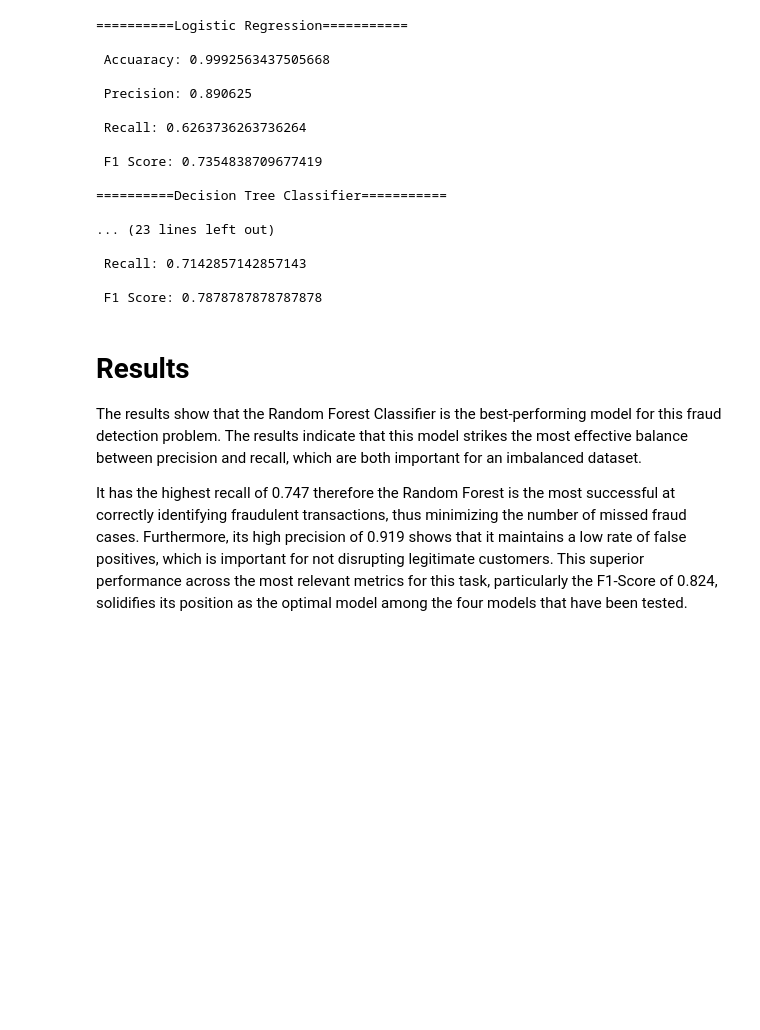
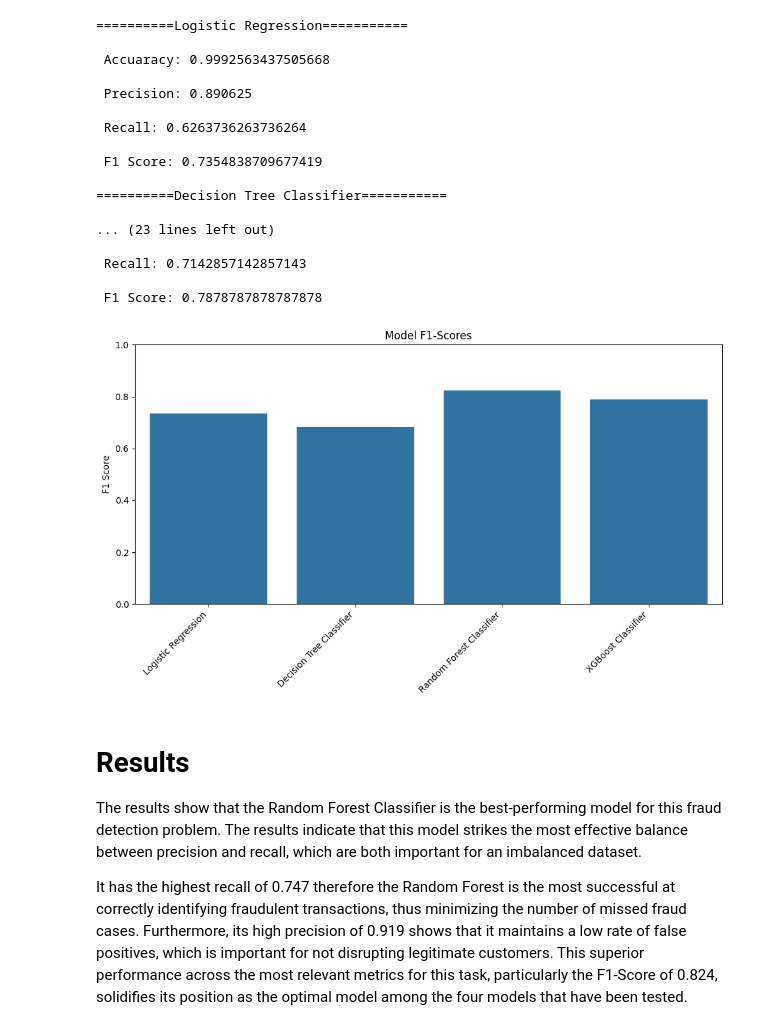
Before and after one commit to Kwasi-Dankwa/credit-card-fraud-ml, a Jupyter notebook: fraud.ipynb, the cells around one changed output. Cells and saved outputs as stored; diff of their text form; code cells hidden in the pictures; blank space fills up the shorter version.

```diff
--- a/fraud.ipynb
+++ b/fraud.ipynb
@@ -268,6 +268,21 @@ for name, clf in classifier.items():
  Recall: 0.7142857142857143
 
  F1 Score: 0.7878787878787878
+# %%
+# Visualizing performance of all models
+model_names = list(classifier.keys())
+f1_scores = [f1_score(y_test, clf.predict(X_test)) for clf in classifier.values()]
+
+plt.figure(figsize=(10, 6))
+sns.barplot(x=model_names, y=f1_scores)
+plt.title('Model F1-Scores')
+plt.ylabel('F1 Score')
+plt.ylim(0, 1) # F1 score is between 0 and 1
+plt.xticks(rotation=45, ha='right')
+plt.tight_layout()
+plt.show()
+# %% [output]
+[figure, added]
 # %% [markdown]
 # Results
 The results show that the Random Forest Classifier is the best-performing model for this fraud detection problem. The results indicate that this model strikes the most effective balance between precision and recall, which are both important for an imbalanced dataset.
```
Also changed, not shown: parts of 3 cells of this notebook.
